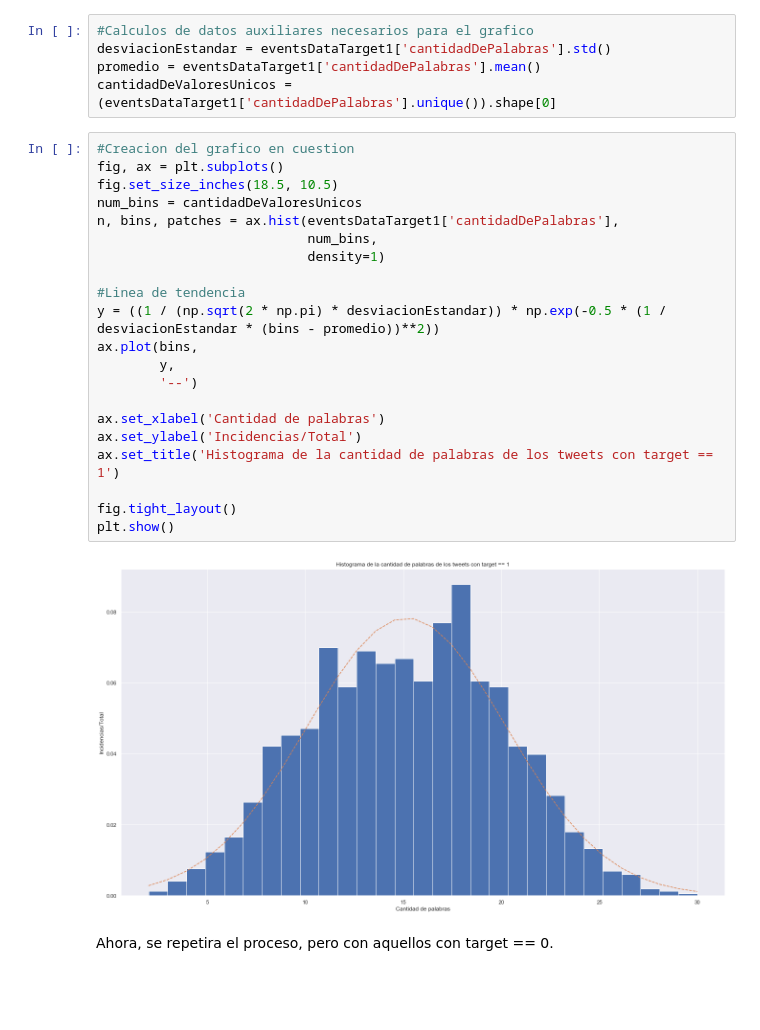
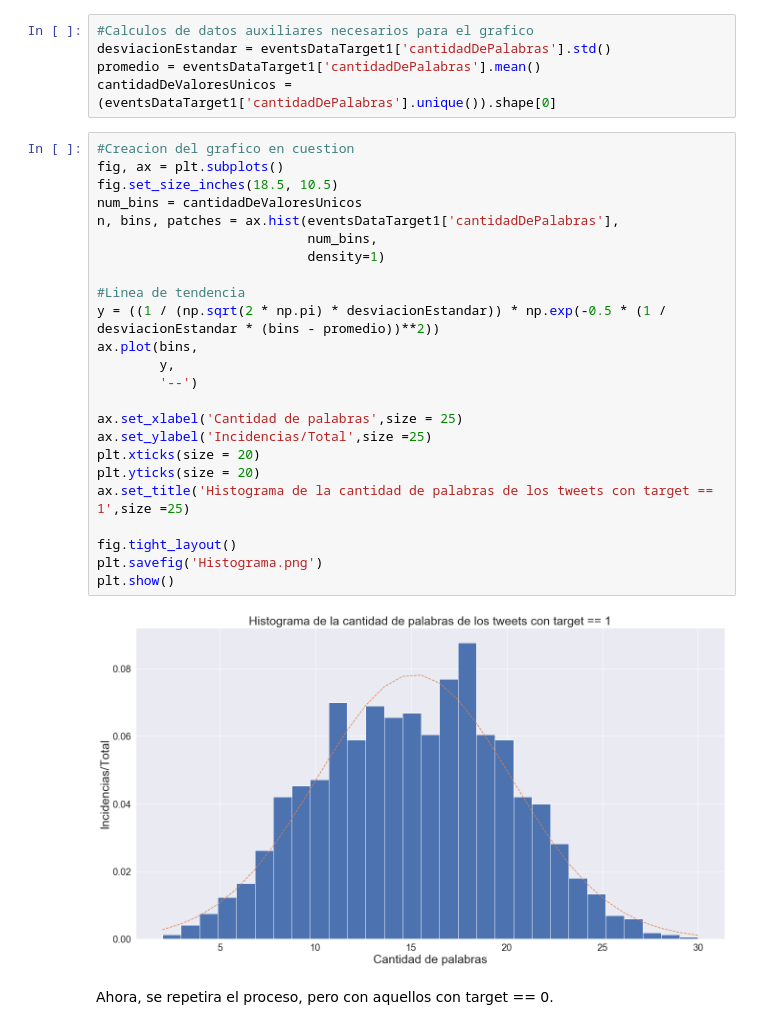
Before and after one commit to yuquimura/Trabajo-Practico-1, a Jupyter notebook: notebooks/Analisis Exploratorio Brian.ipynb, the cells around one changed output. Cells and saved outputs as stored; diff of their text form; blank space fills up the shorter version.

```diff
--- a/notebooks/Analisis Exploratorio Brian.ipynb
+++ b/notebooks/Analisis Exploratorio Brian.ipynb
@@ -72,26 +54,29 @@ cantidadDeValoresUnicos = (eventsDataTarget1['cantidadDePalabras'].unique()).sha
 # %%
 #Creacion del grafico en cuestion
 fig, ax = plt.subplots()
 fig.set_size_inches(18.5, 10.5)
 num_bins = cantidadDeValoresUnicos
 n, bins, patches = ax.hist(eventsDataTarget1['cantidadDePalabras'],
                            num_bins,
                            density=1)
 
 #Linea de tendencia
 y = ((1 / (np.sqrt(2 * np.pi) * desviacionEstandar)) * np.exp(-0.5 * (1 / desviacionEstandar * (bins - promedio))**2))
 ax.plot(bins,
         y,
         '--')
 
-ax.set_xlabel('Cantidad de palabras')
-ax.set_ylabel('Incidencias/Total')
-ax.set_title('Histograma de la cantidad de palabras de los tweets con target == 1')
+ax.set_xlabel('Cantidad de palabras',size = 25)
+ax.set_ylabel('Incidencias/Total',size =25)
+plt.xticks(size = 20)
+plt.yticks(size = 20)
+ax.set_title('Histograma de la cantidad de palabras de los tweets con target == 1',size =25)
 
 fig.tight_layout()
+plt.savefig('Histograma.png')
 plt.show()
 # %% [output]
-[figure, old version]
+[figure, new version]
 # %% [markdown]
 Ahora, se repetira el proceso, pero con aquellos con target == 0.
 # %%
```
Also changed, not shown: parts of 19 cells of this notebook.
